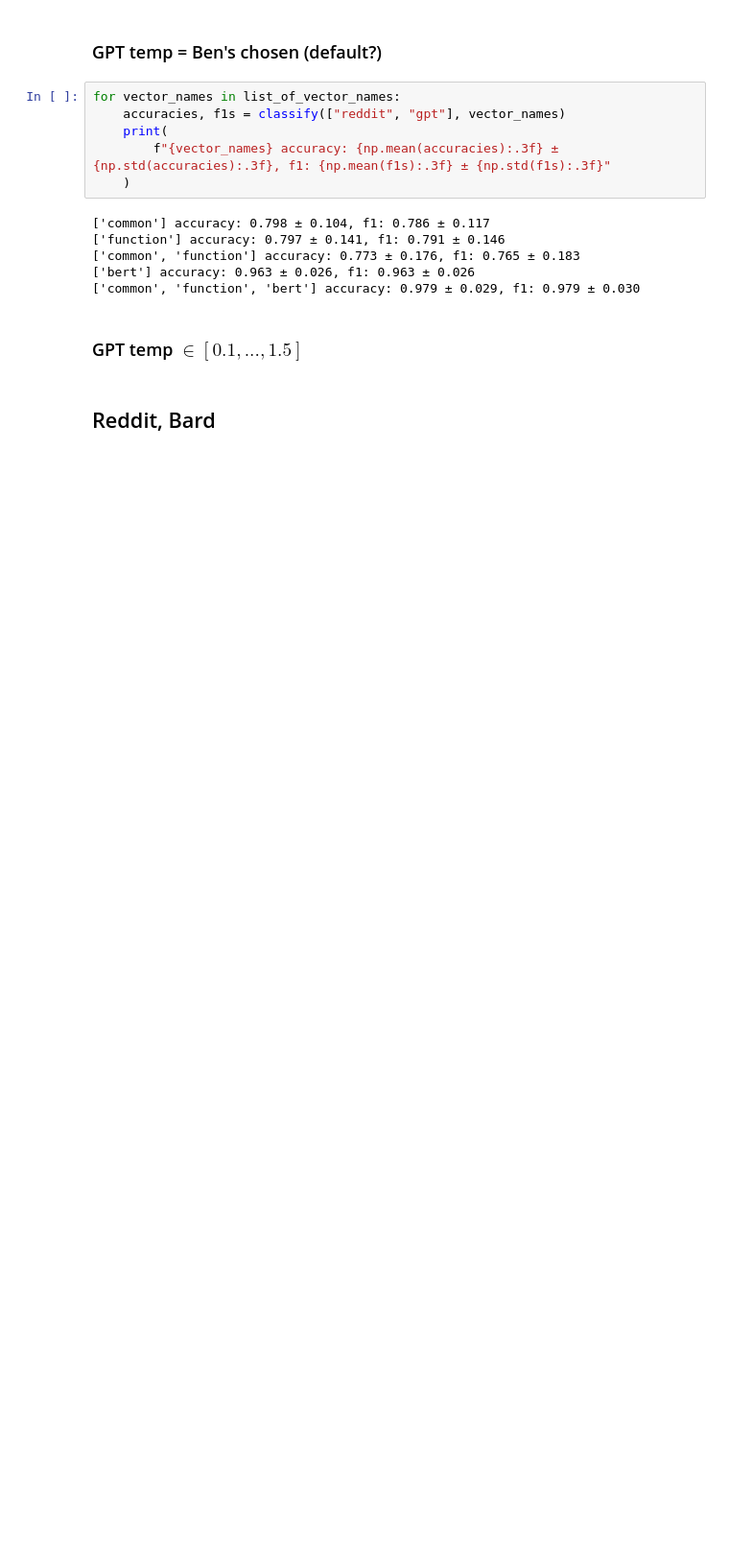
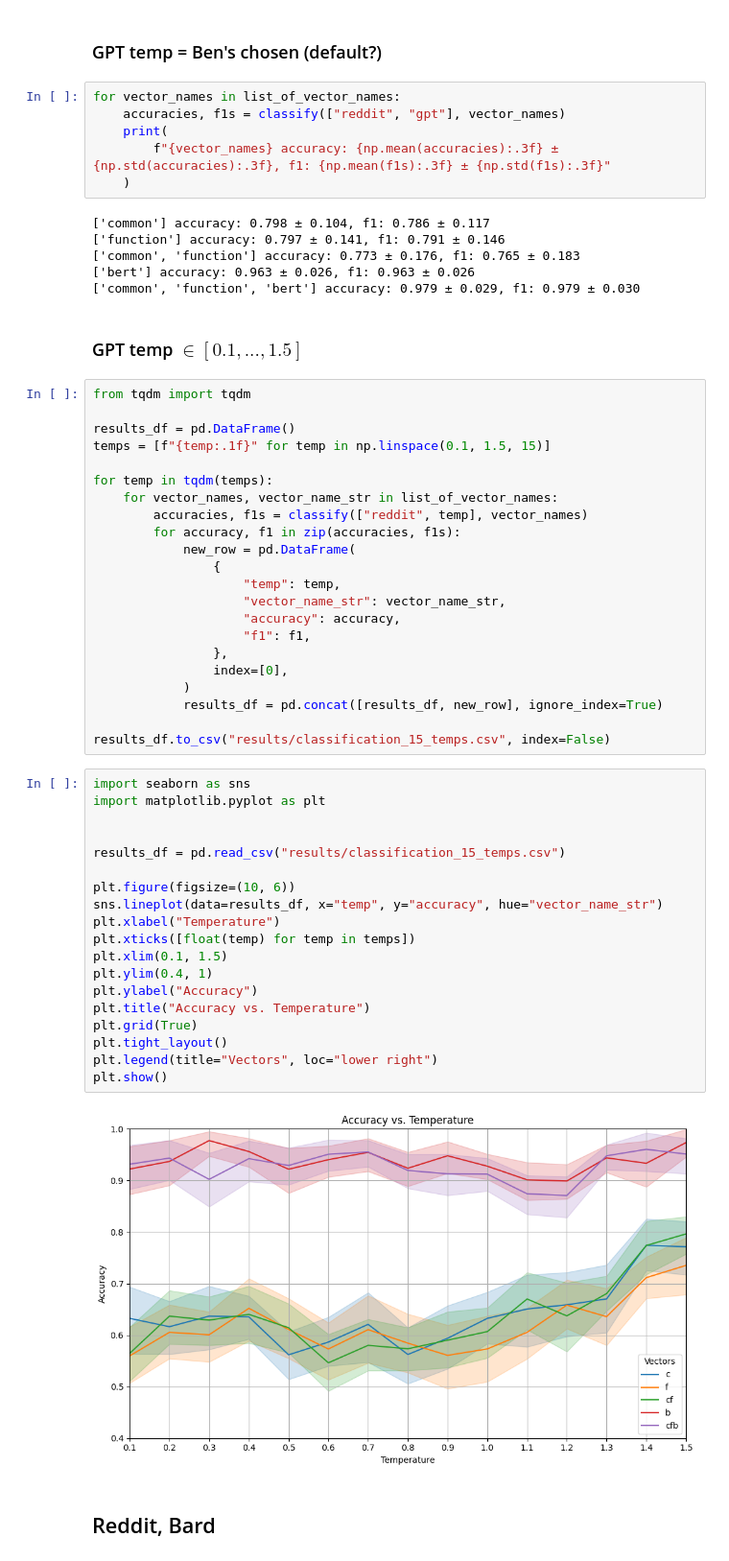
Before and after one commit to harrison-f-stropkay/llm-style, a Jupyter notebook: classification.ipynb, the cells around one changed output. Shown at 96% size. Cells and saved outputs as stored; diff of their text form; blank space fills up the shorter version.

Commit message:
classification complete for now

```diff
--- a/classification.ipynb
+++ b/classification.ipynb
@@ -158,5 +169,48 @@ for vector_names in list_of_vector_names:
 ['common', 'function', 'bert'] accuracy: 0.979 ± 0.029, f1: 0.979 ± 0.030
 # %% [markdown]
 ### GPT temp $\in [0.1,...,1.5]$
+# %%
+from tqdm import tqdm
+
+results_df = pd.DataFrame()
+temps = [f"{temp:.1f}" for temp in np.linspace(0.1, 1.5, 15)]
+
+for temp in tqdm(temps):
+    for vector_names, vector_name_str in list_of_vector_names:
+        accuracies, f1s = classify(["reddit", temp], vector_names)
+        for accuracy, f1 in zip(accuracies, f1s):
+            new_row = pd.DataFrame(
+                {
+                    "temp": temp,
+                    "vector_name_str": vector_name_str,
+                    "accuracy": accuracy,
+                    "f1": f1,
+                },
+                index=[0],
+            )
+            results_df = pd.concat([results_df, new_row], ignore_index=True)
+
+results_df.to_csv("results/classification_15_temps.csv", index=False)
+# %%
+import seaborn as sns
+import matplotlib.pyplot as plt
+
+
+results_df = pd.read_csv("results/classification_15_temps.csv")
+
+plt.figure(figsize=(10, 6))
+sns.lineplot(data=results_df, x="temp", y="accuracy", hue="vector_name_str")
+plt.xlabel("Temperature")
+plt.xticks([float(temp) for temp in temps])
+plt.xlim(0.1, 1.5)
+plt.ylim(0.4, 1)
+plt.ylabel("Accuracy")
+plt.title("Accuracy vs. Temperature")
+plt.grid(True)
+plt.tight_layout()
+plt.legend(title="Vectors", loc="lower right")
+plt.show()
+# %% [output]
+[figure, added]
 # %% [markdown]
 ## Reddit, Bard
```
Also changed, not shown: parts of 7 cells of this notebook, 1 other file.
